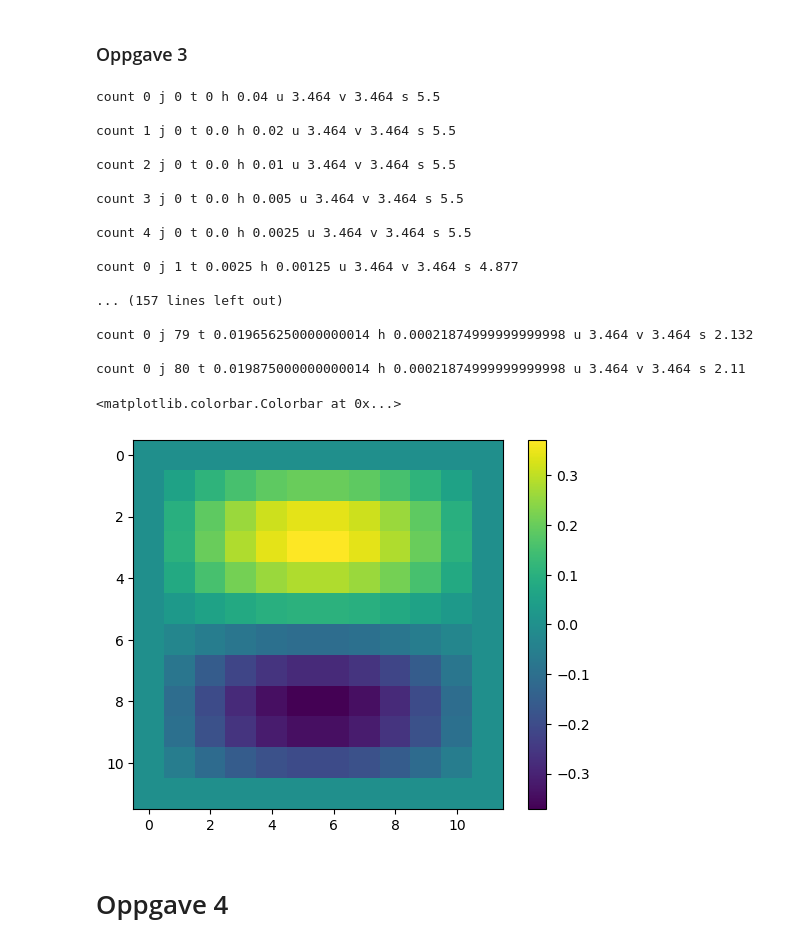
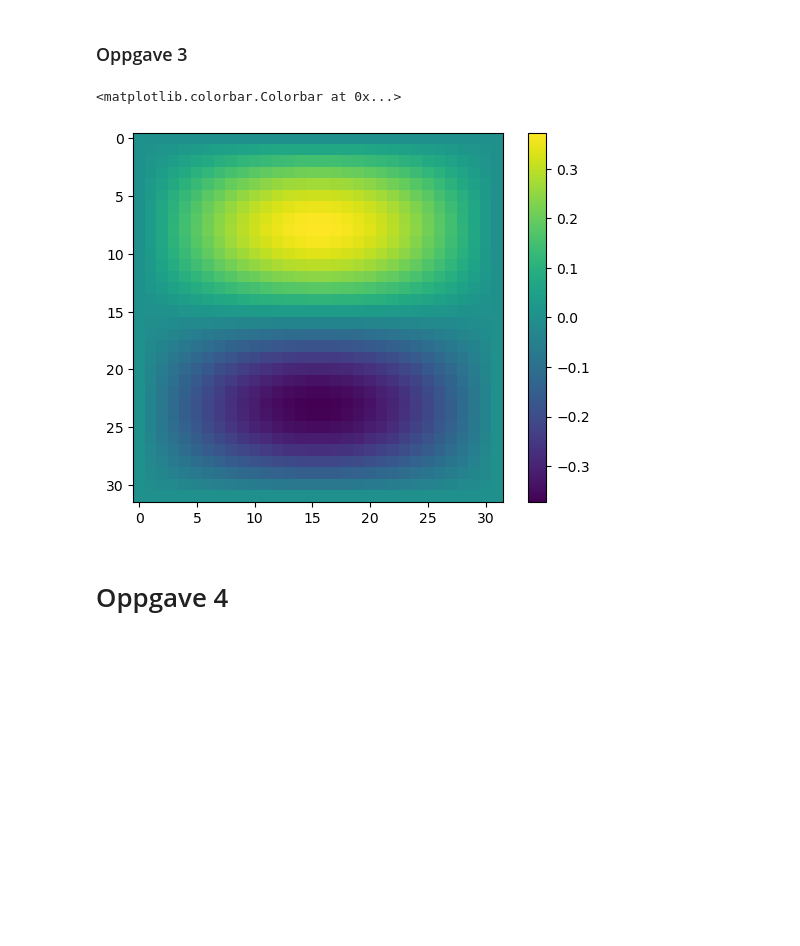
Before and after one commit to albertbayazidi/Dynamic-Low-Rank-Approximations-and-Bidiagonalization, a Jupyter notebook: test.ipynb, the cells around one changed output. Drawn from its saved outputs; the diff is of its cells as text; code cells hidden in the pictures; blank space fills up the shorter version.

```diff
--- a/test.ipynb
+++ b/test.ipynb
@@ -20,55 +20,38 @@ tol = 1.e-3
 t0 = 0
 tf = 0.02
 h0 = 0.04 # initial step size in vssi
-N = 12
-k = 12 # k- rank approx
+N = 32
+k = 32 # k- rank approx
 
 # def grid
 x = np.linspace(0,1,N)
 y = np.linspace(0,1,N)
 X,Y = np.meshgrid(x,y)
 
 # def exact soln in t0
 u_ex_0 = u_exact(X,Y,t0)
 u_ex_f = u_exact(X,Y,tf)
 
 #print(u_ex_0)
 
 # Initialize u and u_dot
 m,n = N,N
 u0 = tilr.u_fun(g,m,n)
 u_dot = tilr.u_dot_fun(g,m,n)
 
 # specify what method to use
 method = tilr.second_order_method
 
 # do method
 Y,j = vssi.variable_solver(t0,tf,u0,tol,h0,method,k)
 
 Yt = vssi.format_result(u_dot,Y)
 
 plt.imshow(Yt[-1,:,])
 plt.colorbar()
 # %% [output]
-count 0 j 0 t 0 h 0.04 u 3.464 v 3.464 s 5.5
-
-count 1 j 0 t 0.0 h 0.02 u 3.464 v 3.464 s 5.5
-
-count 2 j 0 t 0.0 h 0.01 u 3.464 v 3.464 s 5.5
-
-count 3 j 0 t 0.0 h 0.005 u 3.464 v 3.464 s 5.5
-
-count 4 j 0 t 0.0 h 0.0025 u 3.464 v 3.464 s 5.5
-
-count 0 j 1 t 0.0025 h 0.00125 u 3.464 v 3.464 s 4.877
-
-... (157 lines left out)
-
-count 0 j 79 t 0.019656250000000014 h 0.00021874999999999998 u 3.464 v 3.464 s 2.132
-
-count 0 j 80 t 0.019875000000000014 h 0.00021874999999999998 u 3.464 v 3.464 s 2.11
+<matplotlib.colorbar.Colorbar at 0x...>
-<matplotlib.colorbar.Colorbar at 0x...>
-[figure, old version]
+[figure, new version]
 # %% [markdown]
 # Oppgave 4
 # %%
```
Also changed, not shown: parts of 2 cells of this notebook, 4 other files.
